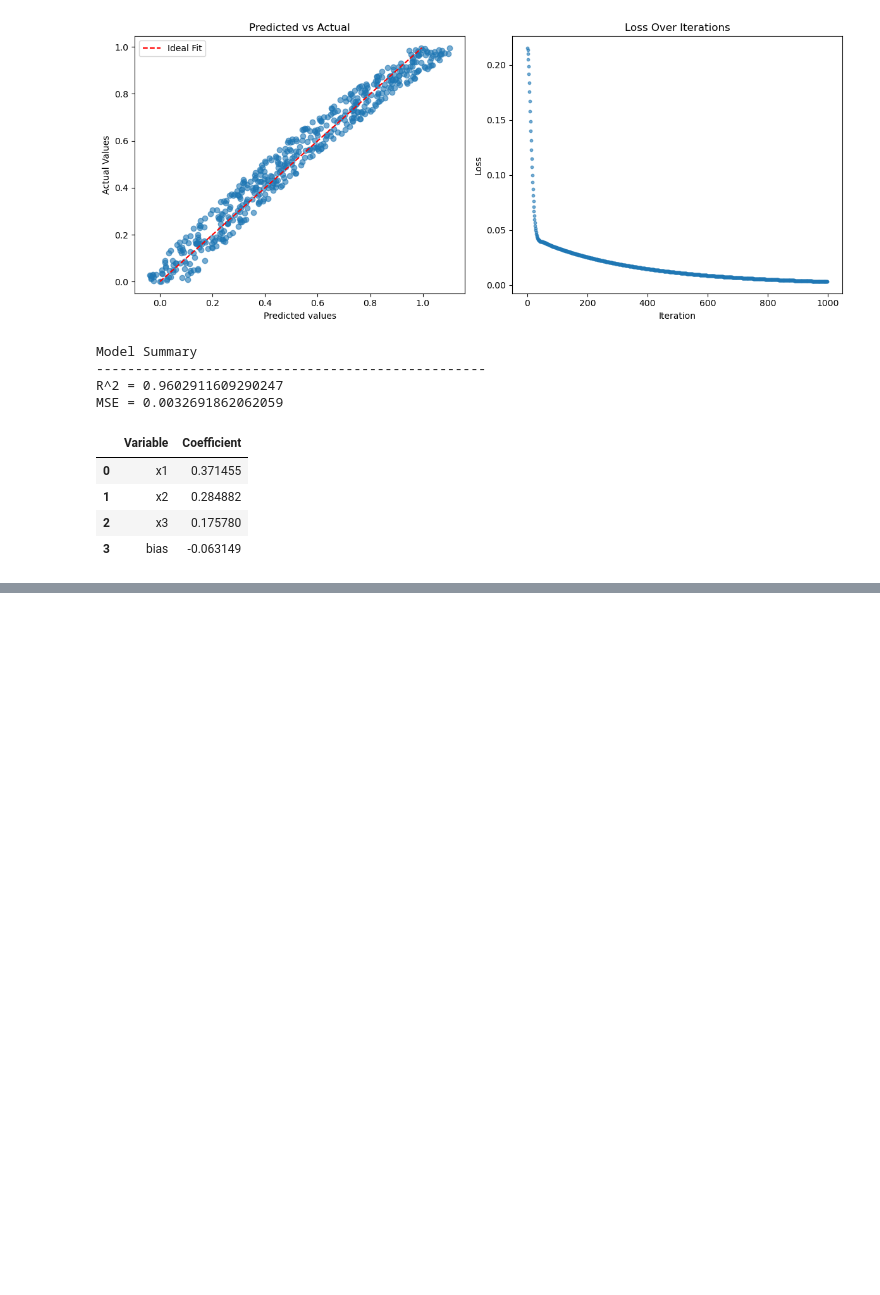
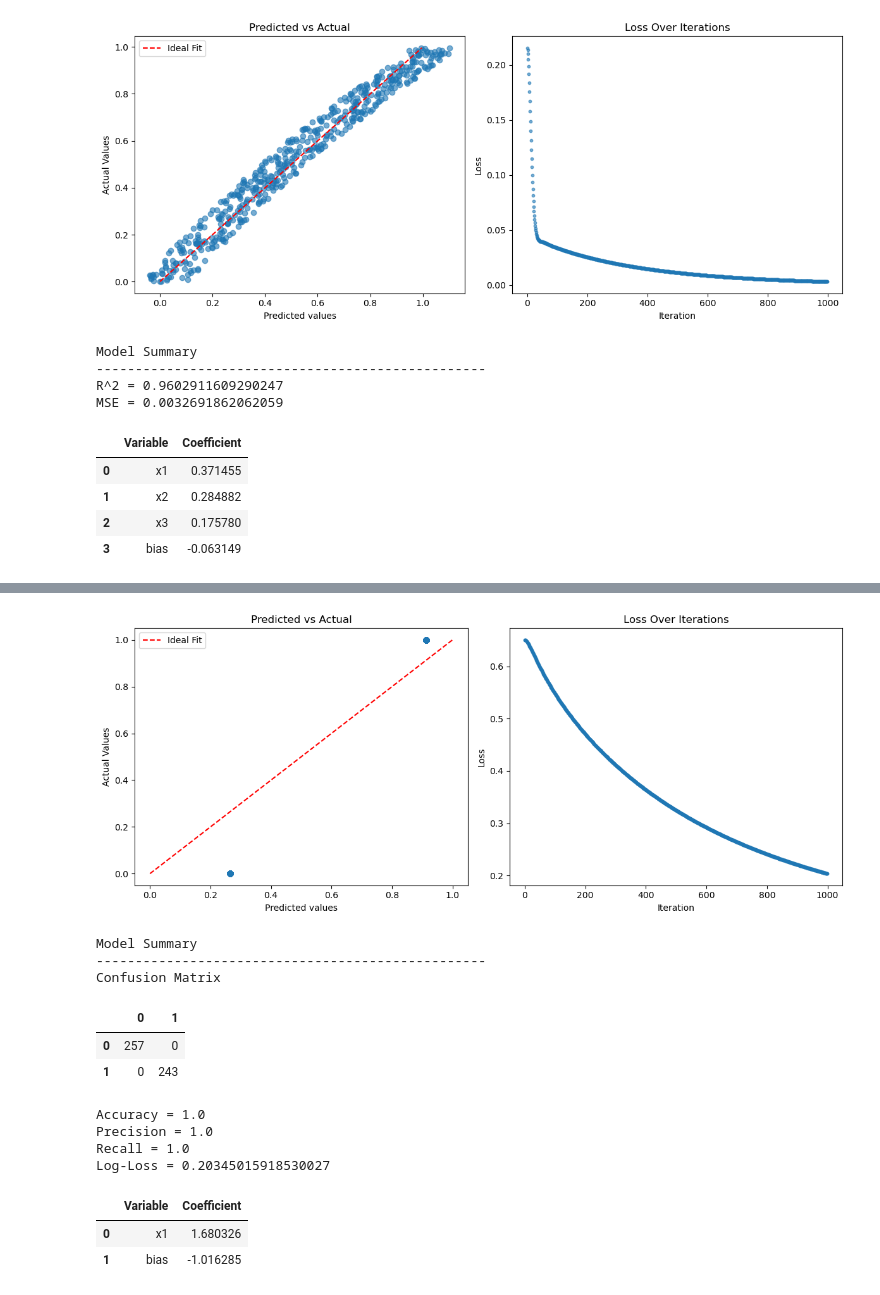
Before and after one commit to DomingoPC/ml-models, a Jupyter notebook: linear-regression.ipynb, the cells around one changed output, grey strips where cells are left out. Saved outputs shown, nothing was run; the diff lists cells and outputs as text; code cells hidden in the pictures; blank space fills up the shorter version.

Commit message:
Logistic regression with 2 categories

```diff
--- a/linear-regression.ipynb
+++ b/linear-regression.ipynb
@@ -303,0 +309,6 @@ MSE = 0.0032691862062059
+# %%
+# Example Data
+np.random.seed(33)
+target = np.random.randint(low=0, high=2, size=500)
+data = pd.DataFrame.from_dict({'target': target, 'x1': target * 2, 'x2': np.random.rand(500)})
+data.head()
@@ -303,0 +406,19 @@ MSE = 0.0032691862062059
+# %%
+univariate_model = logistic_regression(data, y_name='target', x_names='x1')
+univariate_model.train()
+univariate_model.summary()
+# %% [output]
+[figure, added]
+Model Summary
+--------------------------------------------------
+Confusion Matrix
+|  | 0 | 1 |
+| 0 | 257 | 0 |
+| 1 | 0 | 243 |
+Accuracy = 1.0
+Precision = 1.0
+Recall = 1.0
+Log-Loss = 0.20345015918530027
+|  | Variable | Coefficient |
+| 0 | x1 | 1.680326 |
+| 1 | bias | -1.016285 |
```
Also changed, not shown: parts of 5 cells of this notebook.
